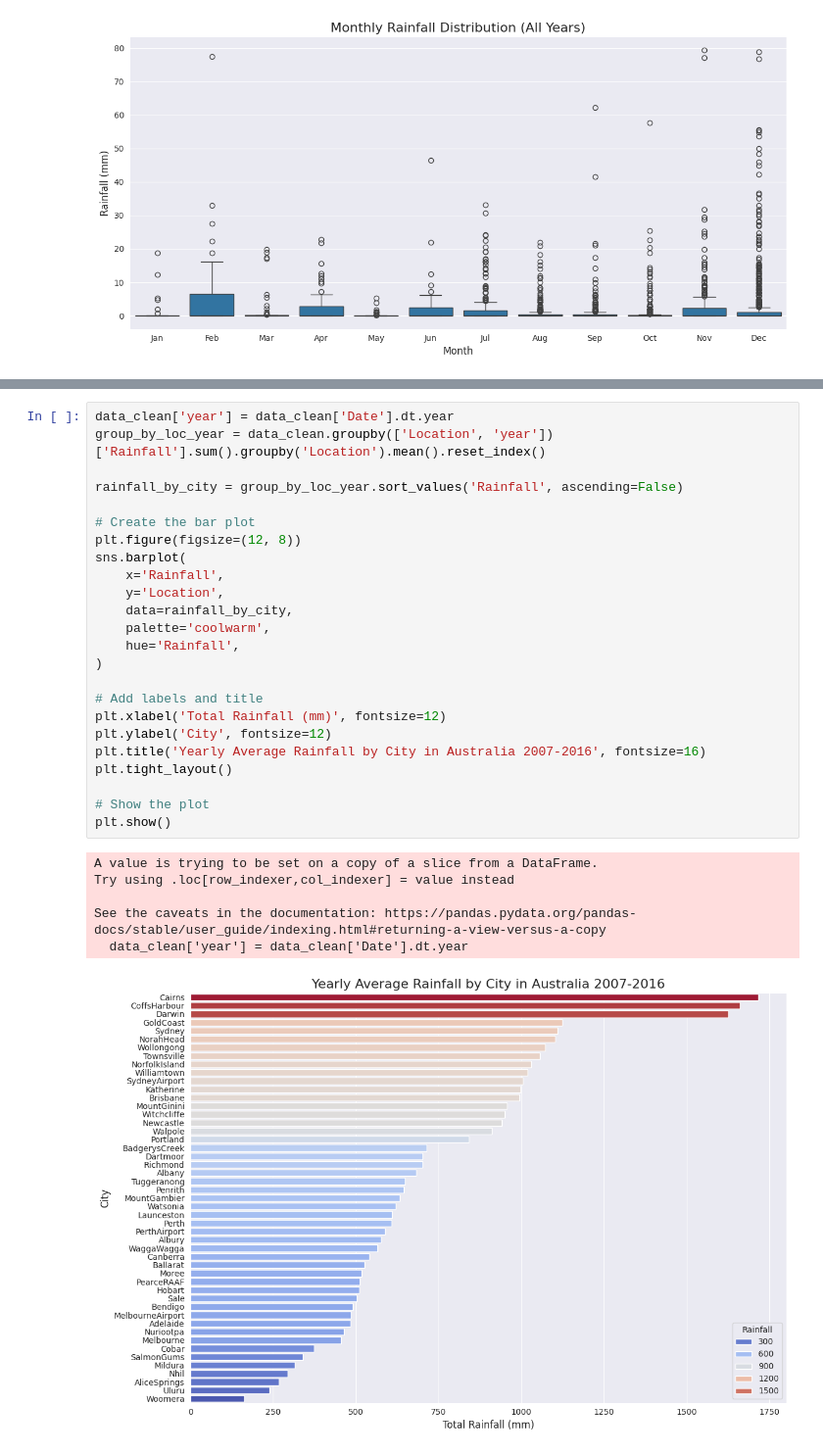
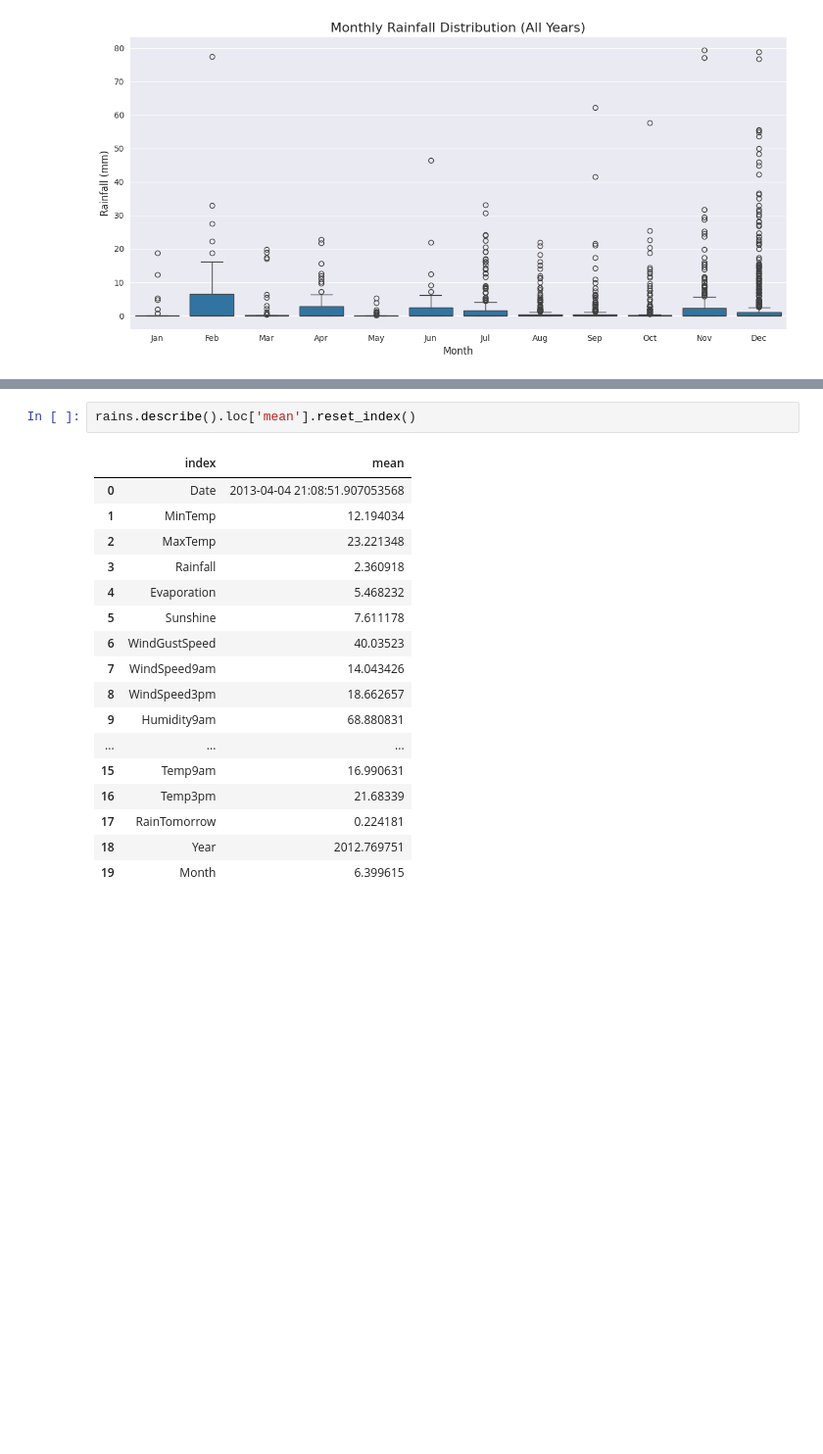
Before and after one commit to LeoCenturion/rain-in-australia, a Jupyter notebook: models/analysis.ipynb, the cells around one changed output, grey strips where cells are left out. Shown at 98% size. Saved outputs shown, nothing was run; the diff lists cells and outputs as text; blank space fills up the shorter version.

```diff
--- a/models/analysis.ipynb
+++ b/models/analysis.ipynb
@@ -534,31 +384,20 @@ plt.show()
 # %%
-data_clean['year'] = data_clean['Date'].dt.year
-group_by_loc_year = data_clean.groupby(['Location', 'year'])['Rainfall'].sum().groupby('Location').mean().reset_index()
-
-rainfall_by_city = group_by_loc_year.sort_values('Rainfall', ascending=False)
-
-# Create the bar plot
-plt.figure(figsize=(12, 8))
-sns.barplot(
-    x='Rainfall',
-    y='Location',
-    data=rainfall_by_city,
-    palette='coolwarm',
-    hue='Rainfall',
-)
-
-# Add labels and title
-plt.xlabel('Total Rainfall (mm)', fontsize=12)
-plt.ylabel('City', fontsize=12)
-plt.title('Yearly Average Rainfall by City in Australia 2007-2016', fontsize=16)
-plt.tight_layout()
-
-# Show the plot
-plt.show()
+rains.describe().loc['mean'].reset_index()
 # %% [output]
-A value is trying to be set on a copy of a slice from a DataFrame.
-Try using .loc[row_indexer,col_indexer] = value instead
-
-See the caveats in the documentation: https://pandas.pydata.org/pandas-docs/stable/user_guide/indexing.html#returning-a-view-versus-a-copy
-  data_clean['year'] = data_clean['Date'].dt.year
-[figure, removed]
+|  | index | mean |
+| 0 | Date | 2013-04-04 21:08:51.907053568 |
+| 1 | MinTemp | 12.194034 |
+| 2 | MaxTemp | 23.221348 |
+| 3 | Rainfall | 2.360918 |
+| 4 | Evaporation | 5.468232 |
+| 5 | Sunshine | 7.611178 |
+| 6 | WindGustSpeed | 40.03523 |
+| 7 | WindSpeed9am | 14.043426 |
+| 8 | WindSpeed3pm | 18.662657 |
+| 9 | Humidity9am | 68.880831 |
+| ... | ... | ... |
+| 15 | Temp9am | 16.990631 |
+| 16 | Temp3pm | 21.68339 |
+| 17 | RainTomorrow | 0.224181 |
+| 18 | Year | 2012.769751 |
+| 19 | Month | 6.399615 |
```
Also changed, not shown: parts of 14 cells of this notebook, 2 other files.
